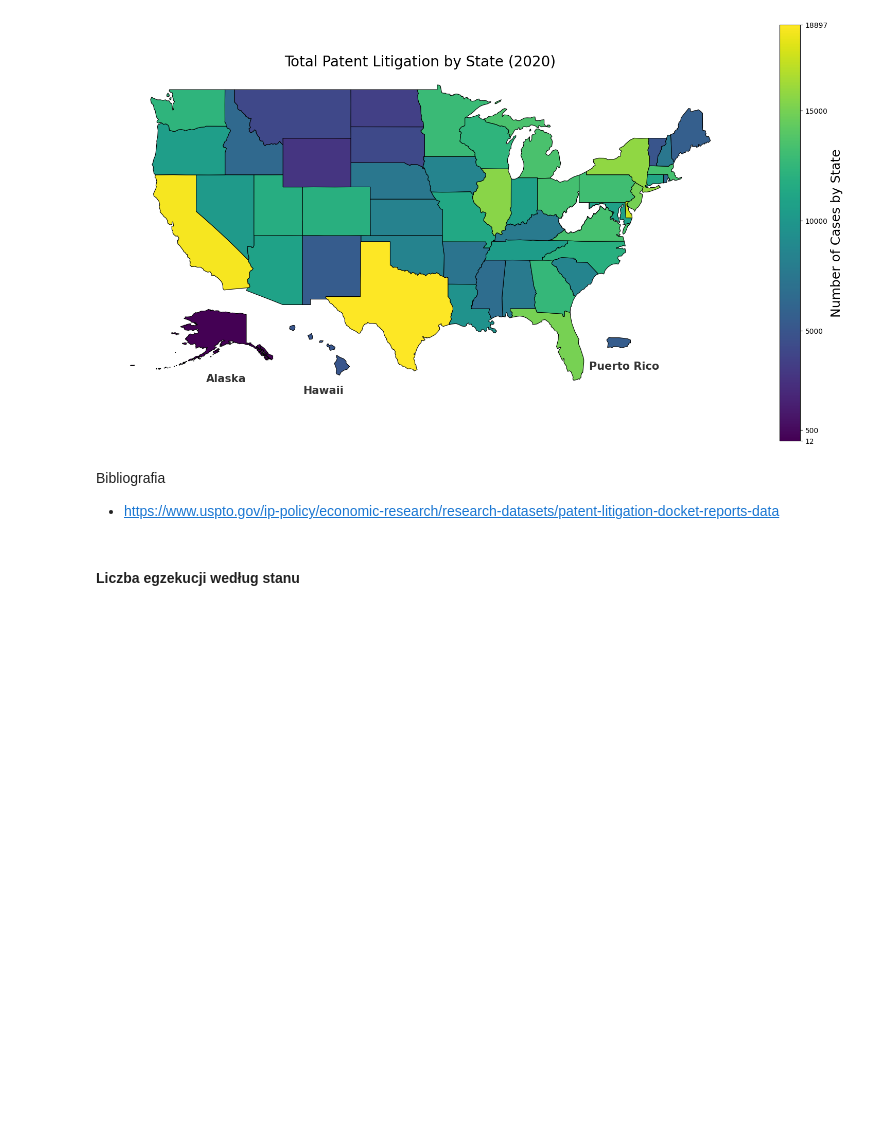
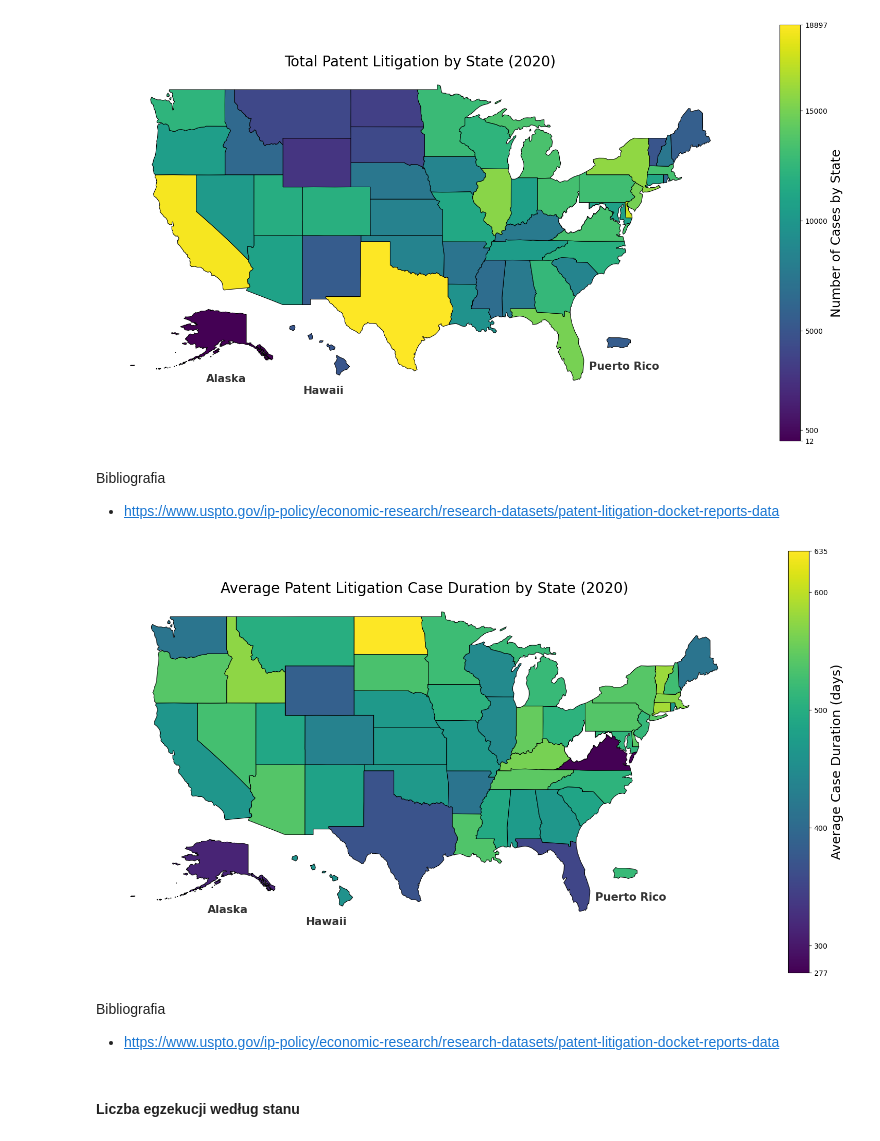
Before and after one commit to Clwmm/Projekt_Wizualizacje_2025, a Jupyter notebook: notebook.ipynb, the cells around one changed output. Cells and saved outputs as stored; diff of their text form; code cells hidden in the pictures; blank space fills up the shorter version.

Commit message:
Add patent litigation case duration chart

```diff
--- a/notebook.ipynb
+++ b/notebook.ipynb
@@ -324,6 +324,75 @@ plt.show()
 # %% [markdown]
 Bibliografia
 * https://www.uspto.gov/ip-policy/economic-research/research-datasets/patent-litigation-docket-reports-data
+# %%
+# Convert to datetime, coercing invalid values
+cases_df['date_filed'] = pd.to_datetime(cases_df['date_filed'], errors='coerce')
+cases_df['date_closed'] = pd.to_datetime(cases_df['date_closed'], errors='coerce')
+
+# Drop rows with invalid dates
+cases_df = cases_df.dropna(subset=['date_filed', 'date_closed'])
+
+# Calculate duration in days
+cases_df['case_duration'] = (cases_df['date_closed'] - cases_df['date_filed']).dt.days
+
+# Filter out negative durations (bad data)
+cases_df = cases_df[cases_df['case_duration'] >= 0]
+
+# Group by State and calculate average duration
+average_case_duration = cases_df.groupby('State')['case_duration'].mean().sort_values(ascending=False)
+
+# Map the case counts to the GeoDataFrame
+states_adjusted_1['districts'] = states_adjusted_1['name'].map(average_case_duration).fillna(0).astype(int)
+
+# Set up log scale normalization for the color mapping
+vmin = states_adjusted_1['districts'].replace(0, pd.NA).min()
+vmax = states_adjusted_1['districts'].max()
+log_norm = colors.LogNorm(vmin=vmin, vmax=vmax)
+
+# Plot the states with case counts
+fig, ax = plt.subplots(figsize=(20, 15))
+plot = states_adjusted_1.plot(
+    column='districts',
+    cmap='viridis',
+    linewidth=0.8,
+    edgecolor='black',
+    norm=log_norm,
+    ax=ax
+)
+
+# Add colorbar
+sm = plt.cm.ScalarMappable(cmap='viridis', norm=plt.Normalize(vmin=vmin, vmax=vmax))
+sm._A = []  # Dummy array for colorbar
+cbar = fig.colorbar(sm, ax=ax, shrink=0.7)
+cbar.set_label("Average Case Duration (days)", fontsize=18)
+
+# Define log ticks based on your data range
+log_ticks = sorted({vmin, 300, 400, 500, 600, vmax})
+cbar.set_ticks(log_ticks)
+cbar.set_ticklabels([str(int(tick)) if pd.notna(tick) else "0" for tick in log_ticks])
+
+# Optional: Add text labels for non-continental states
+bounds = states_adjusted_1.total_bounds
+alaska_text_x = ((bounds[0] + bounds[2]) / 2) - 20
+alaska_text_y = ((bounds[1] + bounds[3]) / 2) - 12
+hawaii_text_x = ((bounds[0] + bounds[2]) / 2) - 10
+hawaii_text_y = ((bounds[1] + bounds[3]) / 2) - 13
+pr_text_x = ((bounds[0] + bounds[2]) / 2) + 21
+pr_text_y = ((bounds[1] + bounds[3]) / 2) - 11
+
+ax.text(alaska_text_x, alaska_text_y, 'Alaska', fontsize=15, fontweight='bold', ha='center', va='center', alpha=0.8, color='black')
+ax.text(hawaii_text_x, hawaii_text_y, 'Hawaii', fontsize=15, fontweight='bold', ha='center', va='center', alpha=0.8, color='black')
+ax.text(pr_text_x, pr_text_y, 'Puerto Rico', fontsize=15, fontweight='bold', ha='center', va='center', alpha=0.8, color='black')
+
+# Final plot touches
+ax.set_title('Average Patent Litigation Case Duration by State (2020)', fontsize=20)
+ax.set_axis_off()
+plt.show()
+# %% [output]
+[figure, added]
+# %% [markdown]
+Bibliografia
+* https://www.uspto.gov/ip-policy/economic-research/research-datasets/patent-litigation-docket-reports-data
 # %% [markdown]
 #### Liczba egzekucji według stanu
 # %%
```
